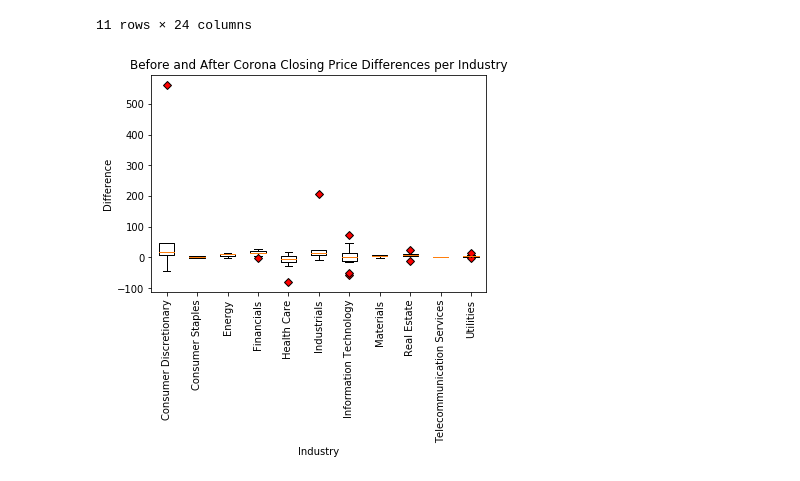
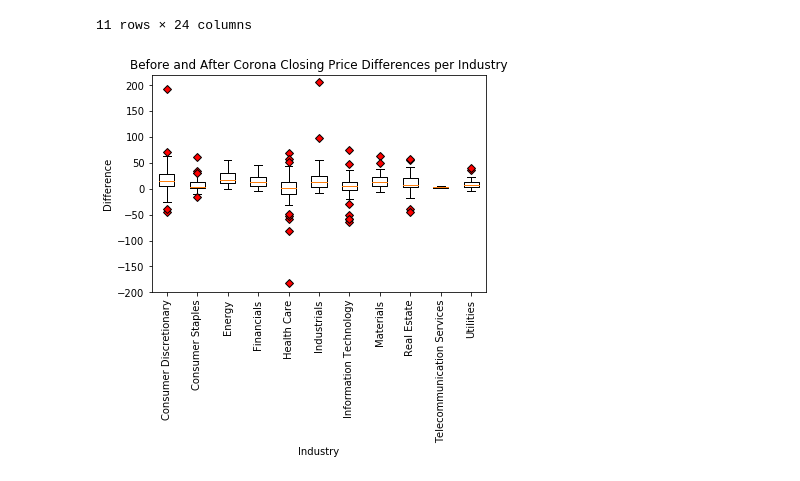
Before and after one commit to bhhnguyen/DataViz-Proj1, a Jupyter notebook: benjidev.ipynb, the cells around one changed output. Cells and saved outputs as stored; diff of their text form; code cells hidden in the pictures.

Commit message:
upgraded notebook and scatter

```diff
--- a/benjidev.ipynb
+++ b/benjidev.ipynb
@@ -123,20 +128,21 @@ partDf = stocks_df.loc[stocks_df['Sector'] == 'Consumer Discretionary']
 # %%
 # Generate a box plot of the final tumor volume of each mouse across four regimens of interest
 fig1, ax1 = plt.subplots()
 ax1.set_title('Before and After Corona Closing Price Differences per Industry')
 ax1.set_ylabel('Difference')
 ax1.set_xlabel('Industry')
 plt.xticks(rotation=90)
+plt.ylim(-200,220)
 red_diamond = dict(markerfacecolor='r', marker='D')
 diffList = []
 for sec in sectors:
-    partialDf = stocks_df.loc[stocks_df['Sector'] == sec]
+    partialDf = edit_df.loc[edit_df['Sector'] == sec]
     diffs = partialDf["Difference"]
     diffList.append(diffs)
 ax1.boxplot(diffList, labels=sectors, flierprops=red_diamond)
 plt.show()
 # %% [output]
-[figure, old version]
+[figure, new version]
 # %%
 partDf.head(20)
 # %% [output]
```
Also changed, not shown: parts of 9 cells of this notebook, 1 other file.
